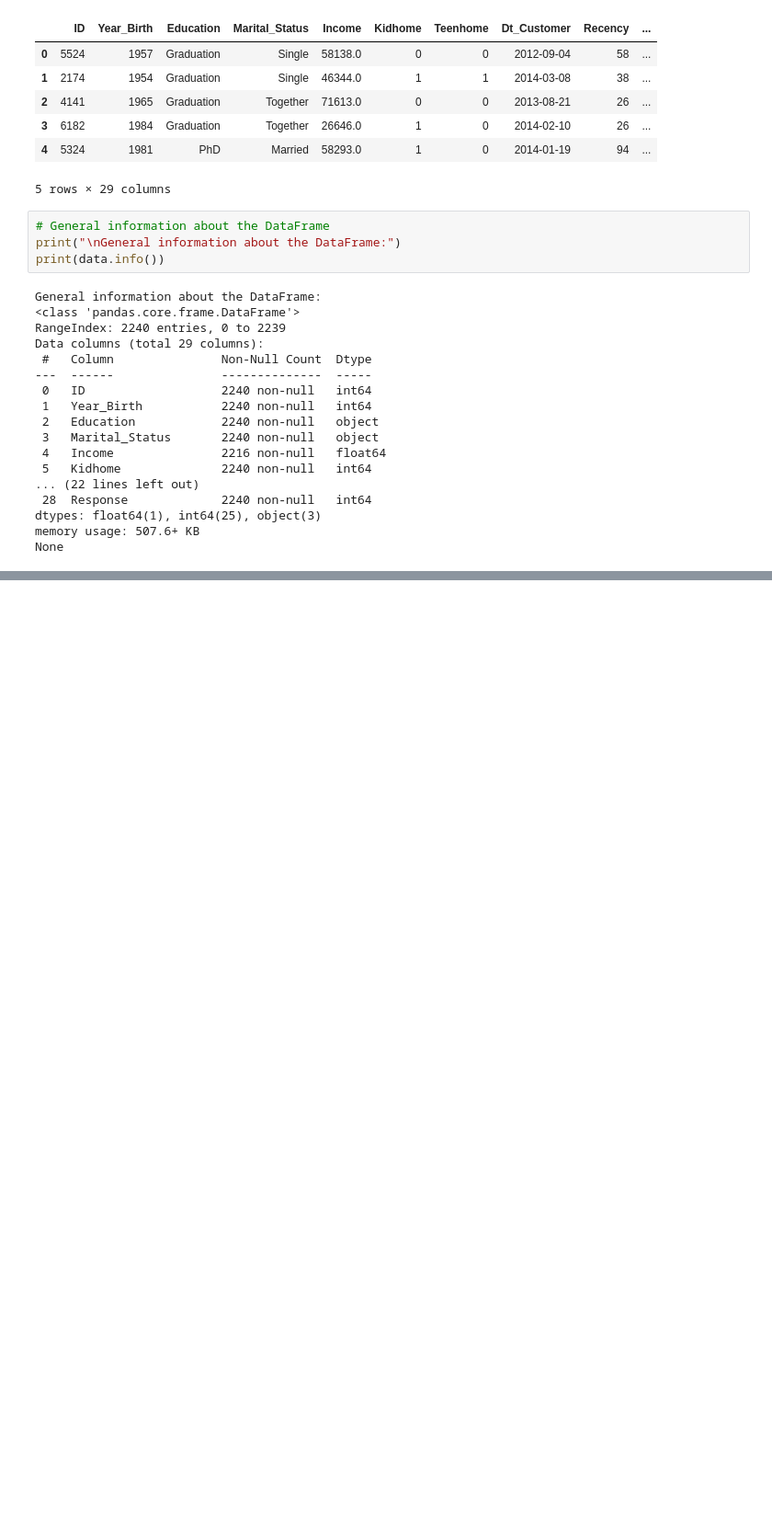
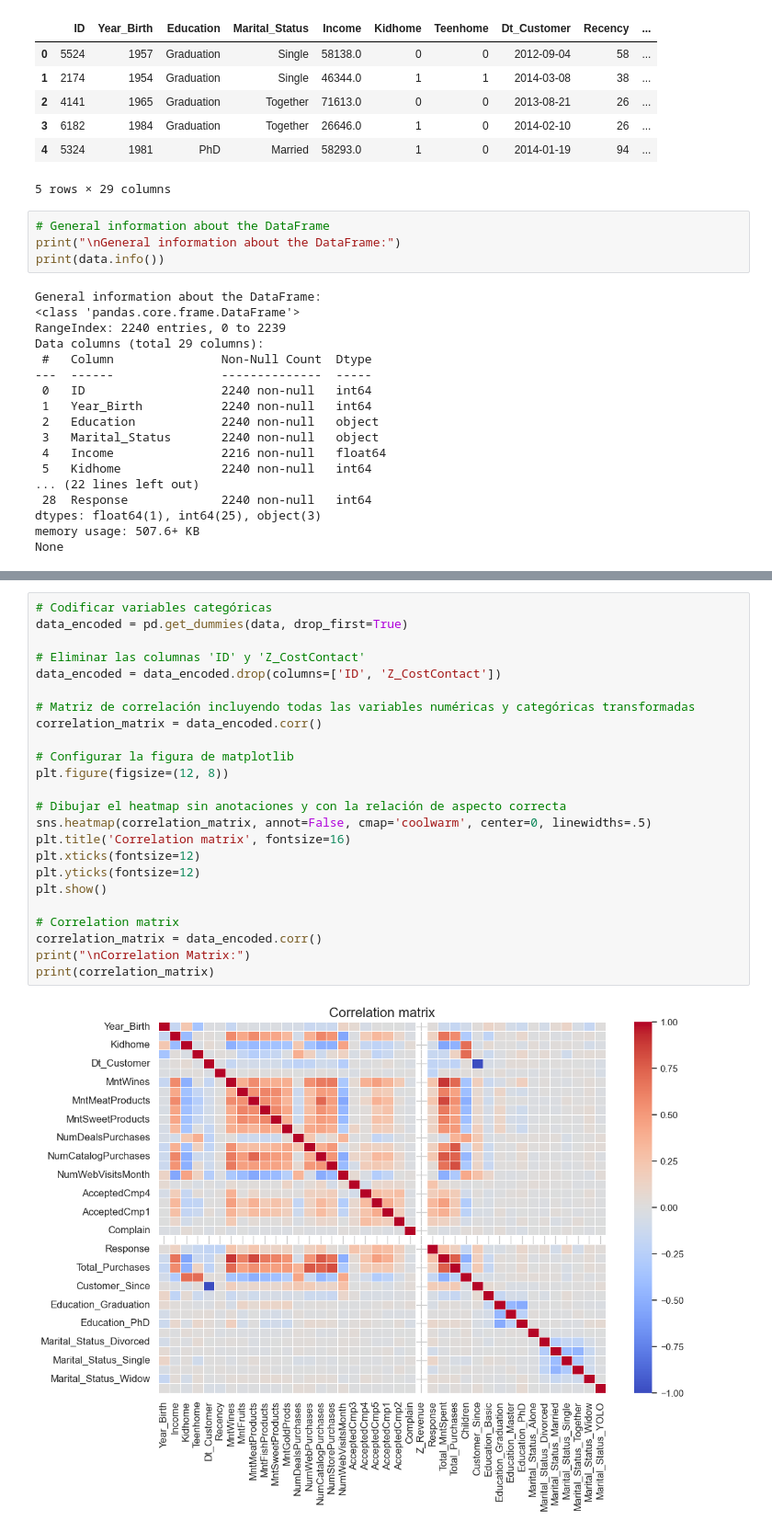
Before and after one commit to Jotis86/Marketing-Analysis-Project, a Jupyter notebook: notebooks/data_cleaning.ipynb, the cells around one changed output, grey strips where cells are left out. Shown at 92% size. Saved outputs shown, nothing was run; the diff lists cells and outputs as text; blank space fills up the shorter version.

```diff
--- a/notebooks/data_cleaning.ipynb
+++ b/notebooks/data_cleaning.ipynb
@@ -41,0 +242,26 @@ None
+# %%
+# Codificar variables categóricas
+data_encoded = pd.get_dummies(data, drop_first=True)
+
+# Eliminar las columnas 'ID' y 'Z_CostContact'
+data_encoded = data_encoded.drop(columns=['ID', 'Z_CostContact'])
+
+# Matriz de correlación incluyendo todas las variables numéricas y categóricas transformadas
+correlation_matrix = data_encoded.corr()
+
+# Configurar la figura de matplotlib
+plt.figure(figsize=(12, 8))
+
+# Dibujar el heatmap sin anotaciones y con la relación de aspecto correcta
+sns.heatmap(correlation_matrix, annot=False, cmap='coolwarm', center=0, linewidths=.5)
+plt.title('Correlation matrix', fontsize=16)
+plt.xticks(fontsize=12)
+plt.yticks(fontsize=12)
+plt.show()
+
+# Correlation matrix
+correlation_matrix = data_encoded.corr()
+print("\nCorrelation Matrix:")
+print(correlation_matrix)
+# %% [output]
+[figure, added]
```
Also changed, not shown: parts of 12 cells of this notebook, 2 other files.
